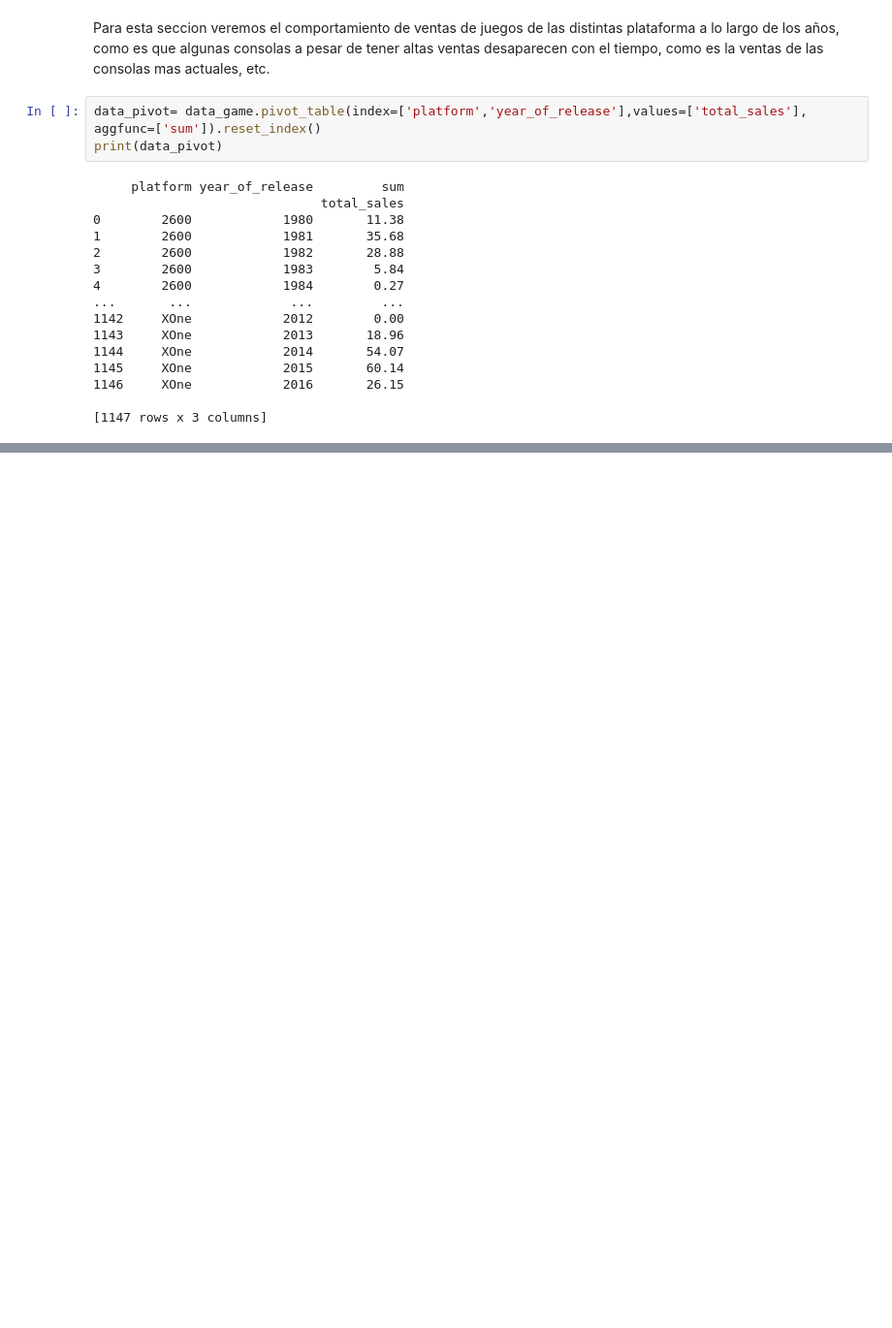
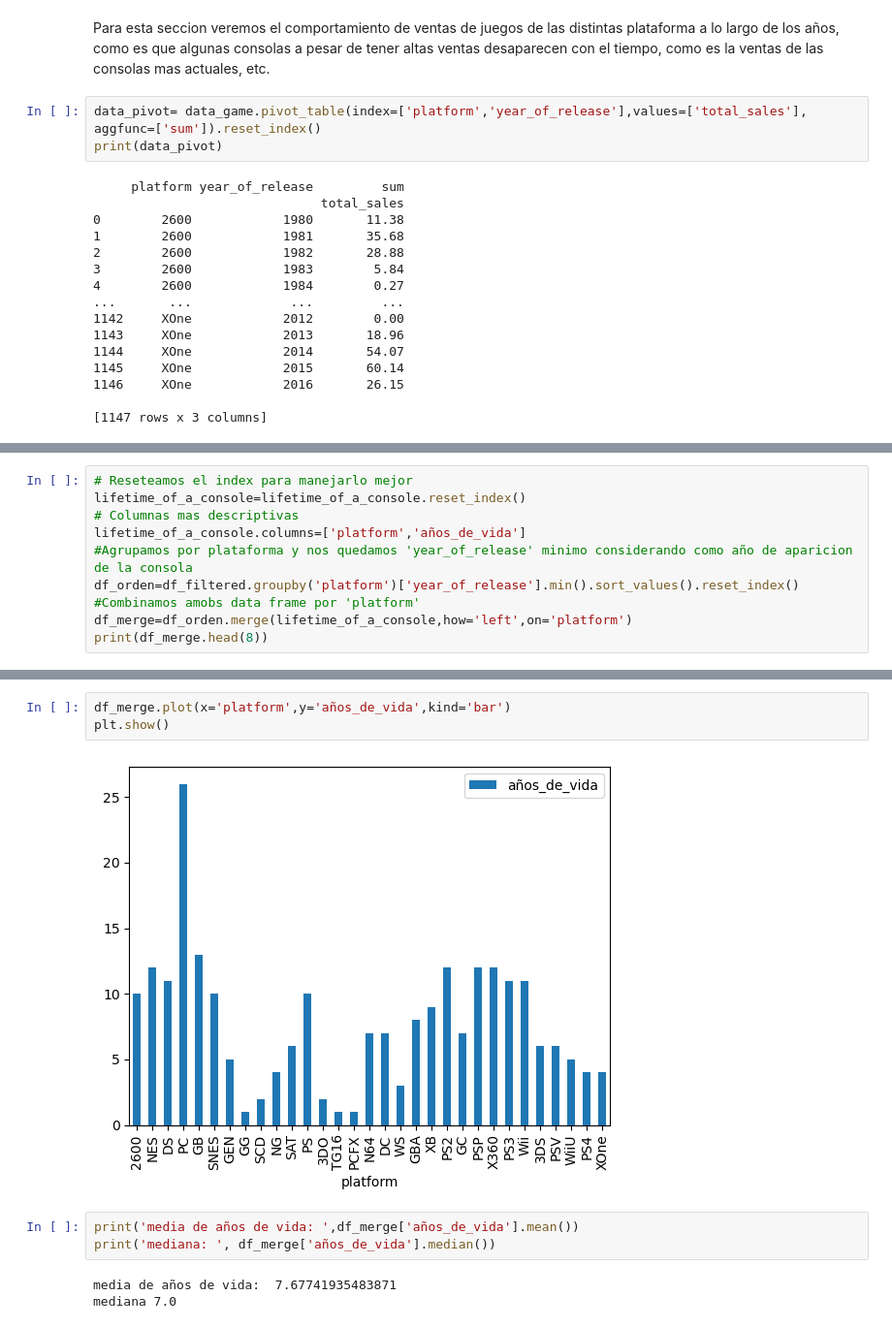
Before and after one commit to lautaroballesteros0926/notebok_sprint6, a Jupyter notebook: notebook.ipynb, the cells around one changed output, grey strips where cells are left out. Shown at 97% size. Cells and saved outputs as stored; diff of their text form; blank space fills up the shorter version.

```diff
--- a/notebook.ipynb
+++ b/notebook.ipynb
@@ -328,0 +351,10 @@ plt.show()
+# %%
+# Reseteamos el index para manejarlo mejor
+lifetime_of_a_console=lifetime_of_a_console.reset_index()
+# Columnas mas descriptivas
+lifetime_of_a_console.columns=['platform','años_de_vida']
+#Agrupamos por plataforma y nos quedamos 'year_of_release' minimo considerando como año de aparicion de la consola
+df_orden=df_filtered.groupby('platform')['year_of_release'].min().sort_values().reset_index()
+#Combinamos amobs data frame por 'platform'
+df_merge=df_orden.merge(lifetime_of_a_console,how='left',on='platform')
+print(df_merge.head(8))
@@ -328,0 +371,11 @@ plt.show()
+# %%
+df_merge.plot(x='platform',y='años_de_vida',kind='bar')
+plt.show()
+# %% [output]
+[figure, added]
+# %%
+print('media de años de vida: ',df_merge['años_de_vida'].mean())
+print('mediana: ', df_merge['años_de_vida'].median())
+# %% [output]
+media de años de vida:  7.67741935483871
+mediana 7.0
```
Also changed, not shown: parts of 10 cells of this notebook.
